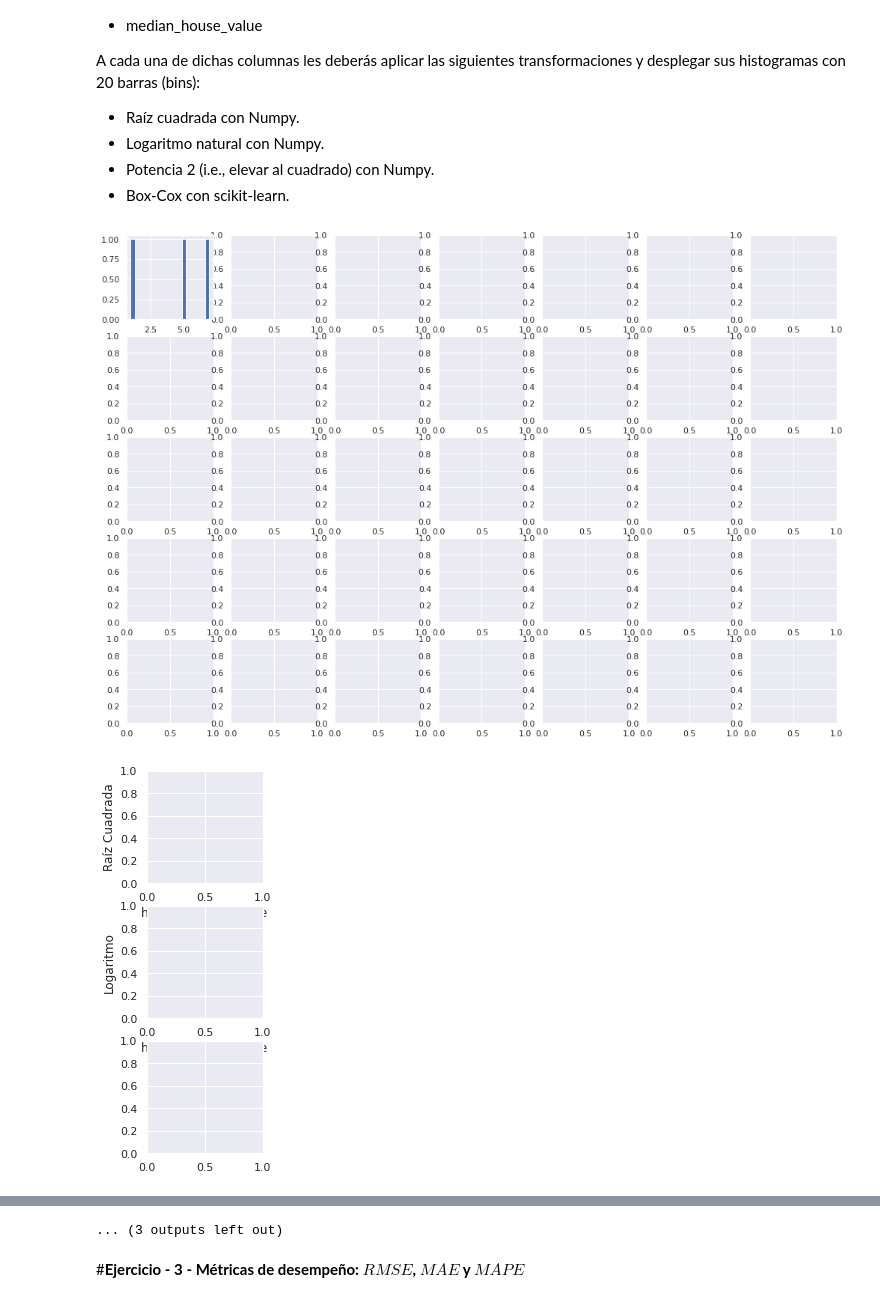
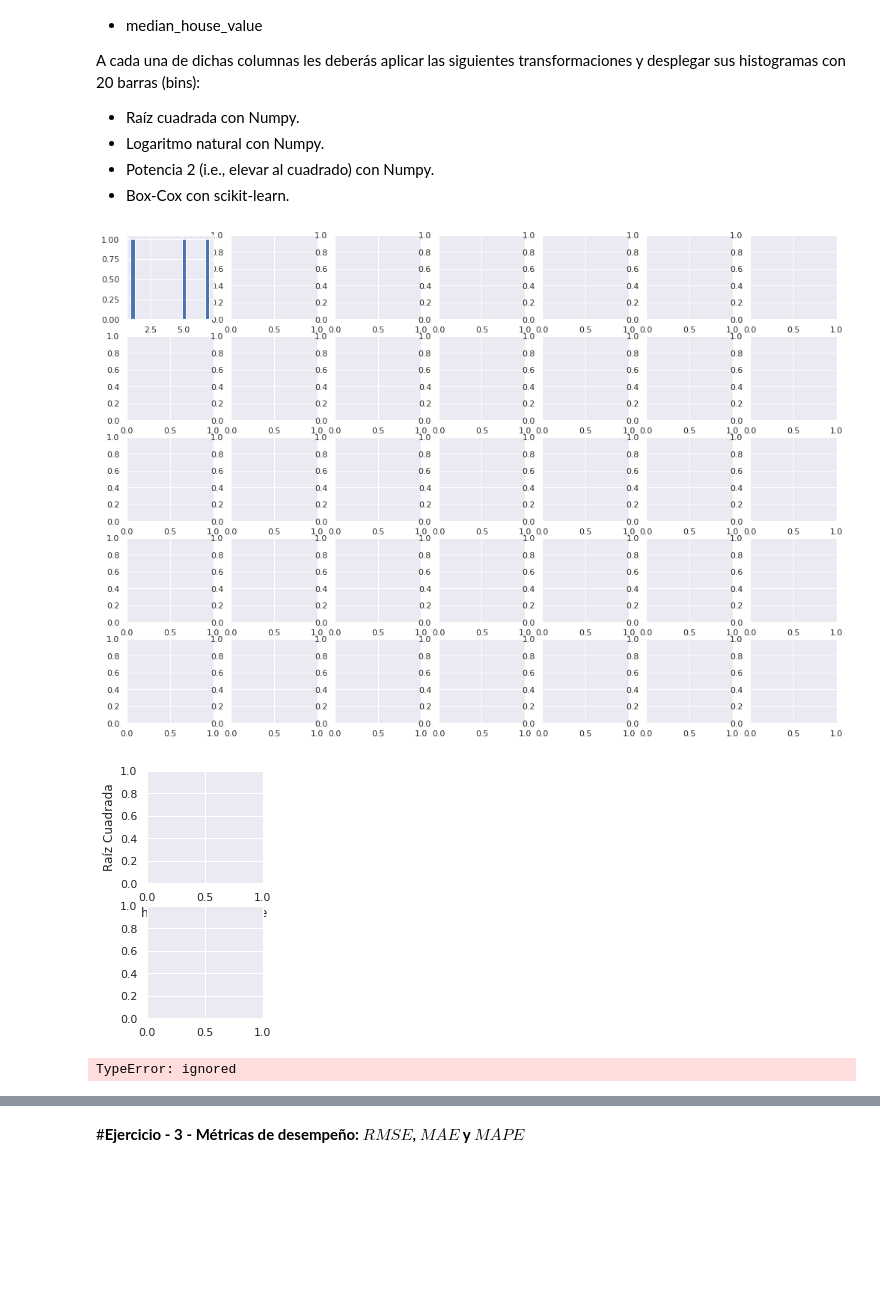
Before and after one commit to Handrum/Actividad3practicaRLM_A01793918_HelmyMoreno, a Jupyter notebook: MNA_IAyAA_semana_2_Actividad.ipynb, the cells around one changed output, grey strips where cells are left out. Cells and saved outputs as stored; diff of their text form; code cells hidden in the pictures; blank space fills up the shorter version.

```diff
--- a/MNA_IAyAA_semana_2_Actividad.ipynb
+++ b/MNA_IAyAA_semana_2_Actividad.ipynb
@@ -157,8 +158,8 @@ for k in range(0,7):
     # Datos transformados con logaritmo natural --------------------------------
     plt.subplot(5,7,k+15)
 
-    Transf2 = None          #  En esta línea se debe aplicar el logaritmo natural a los valores de cada variable "k" sin transformar.
-    None                    #  En este línea agrega el comando para obtener el histograma de Transf2 con 20 barras (bins).
+    Transf2 = np.log((5,7,k+15))          #  En esta línea se debe aplicar el logaritmo natural a los valores de cada variable "k" sin transformar.
+    plt.show()                    #  En este línea agrega el comando para obtener el histograma de Transf2 con 20 barras (bins).
 
 
     plt.xlabel(variables_a_transformar[k])
@@ -168,34 +169,36 @@ for k in range(0,7):
 
 
     # Datos transformados con la potencia de 2 ---------------------------------
     plt.subplot(5,7,k+22)
 
-    Transf3 =  np.power((5,7,k+22), 2) #  En esta línea debes elevar al cuadrado los valores de cada variable "k" sin transformar.
+    Transf3 =  np.square((5,7,k+22), 2) #  En esta línea debes elevar al cuadrado los valores de cada variable "k" sin transformar.
+
     plt.show()                  #  En este línea agrega el comando para obtener el histograma de Transf3 con 20 barras (bins).
 
 
     plt.xlabel(variables_a_transformar[k])
     if k==0:
       plt.ylabel('Potencia 2')
 
 
     # Datos transformados con Box-Cox ------------------------------------------
     plt.subplot(5,7,k+29)
 
-    Transf4 = None          #  En esta línea se debe aplicar la transformación Box-Cox a los valores de cada variable "k" sin transformar.
-    None                    #  En este línea agrega el comando para obtener el histograma de Transf4 con 20 barras (bins).
+    Transf4 = power_transform(np.array(misdatos[variables_a_transformar[k]]).reshape(-1, 1), method="box-cox")     #  En esta línea se debe aplicar la transformación Box-Cox a los valores de cada variable "k" sin transformar.
+    plt.show('')               #  En este línea agrega el comando para obtener el histograma de Transf4 con 20 barras (bins).
 
 
     plt.xlabel(variables_a_transformar[k])
     if k==0:
       plt.ylabel('Box-Cox')
 
     # TERMINA LA SECCIÓN PARA AGREGAR CÓDIGO.
     ################################################################################################################
 
 
 
 plt.show()
 # %% [output]
 [figure]
-[figure, old version]
+[figure, new version]
+TypeError: ignored
@@ -212,4 +206,3 @@ plt.show()
-... (3 outputs left out)
 # %% [markdown]
 #**Ejercicio - 3 - Métricas de desempeño: $RMSE$, $MAE$ y $MAPE$**
 # %% [markdown]
```
Also changed, not shown: parts of 3 cells of this notebook.
